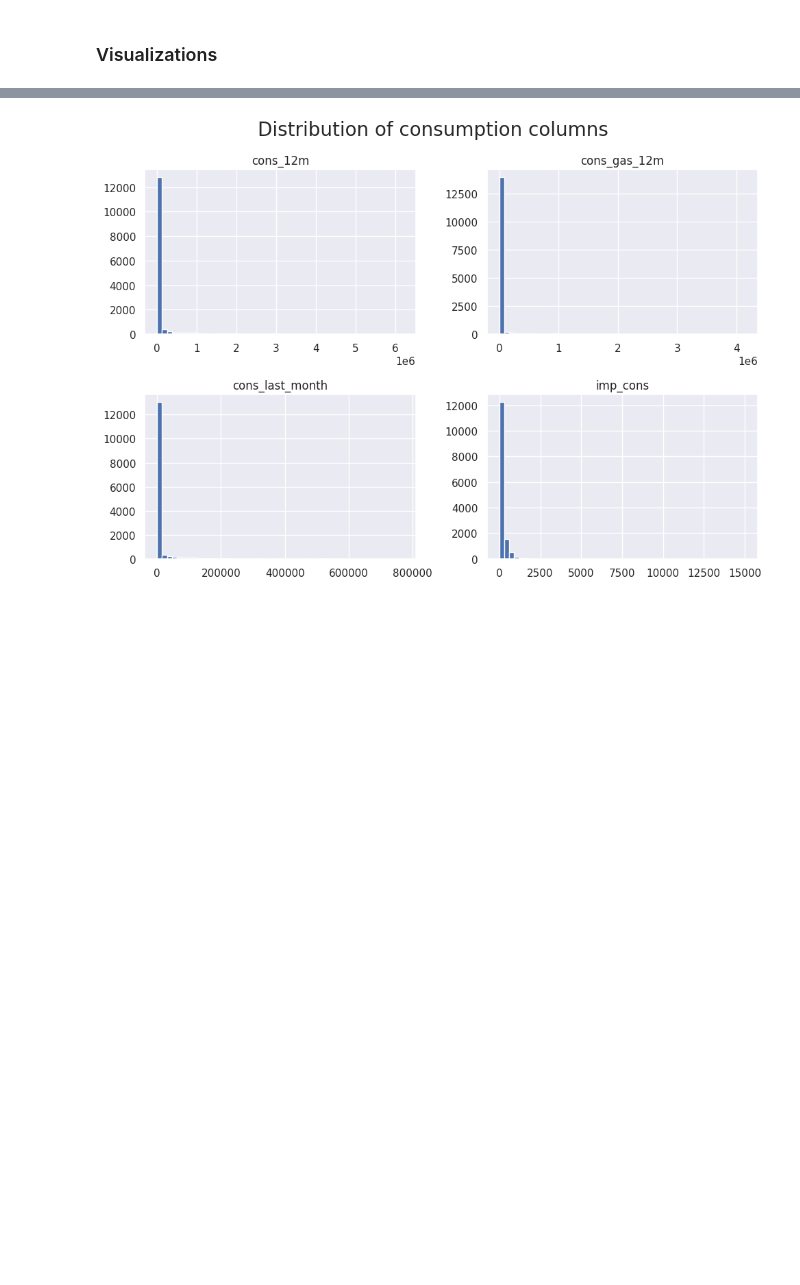
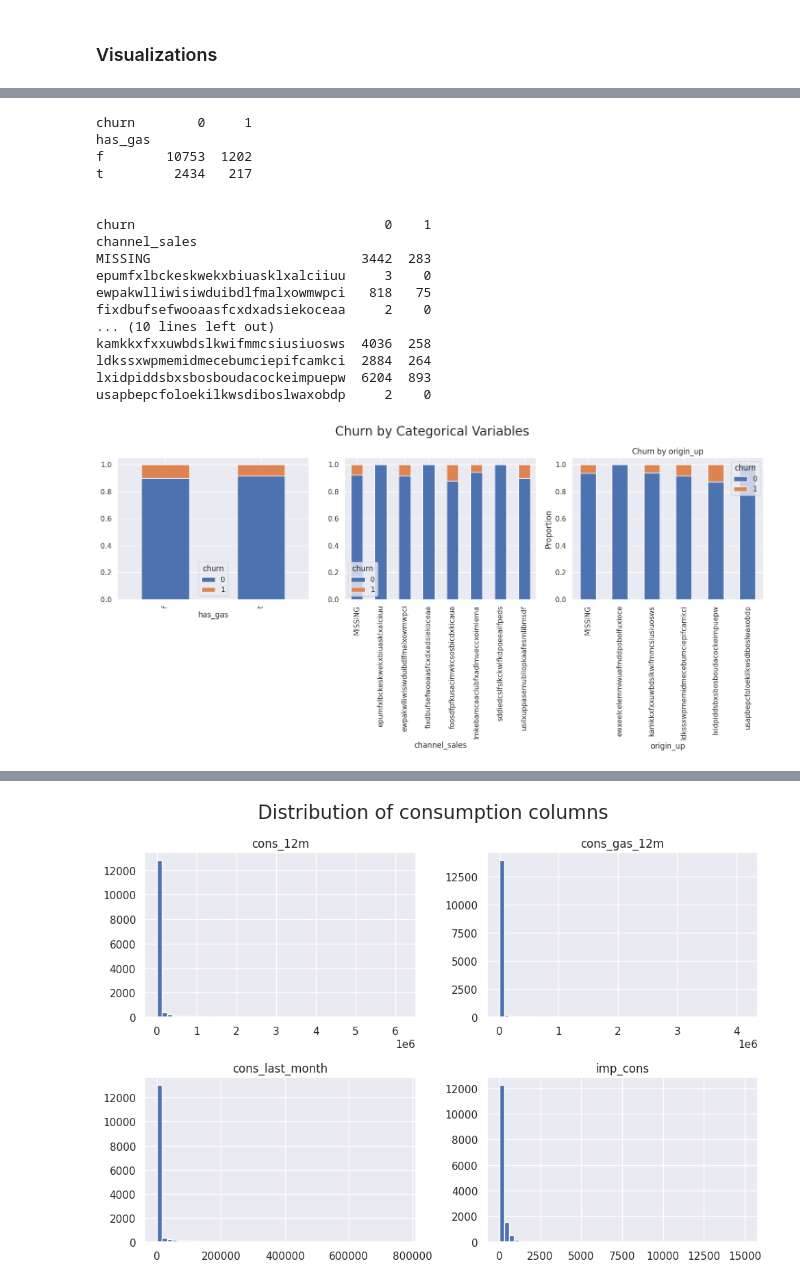
Before and after one commit to mnijadi/energy-company-customer-churn, a Jupyter notebook: notebooks/eda.ipynb, the cells around one changed output, grey strips where cells are left out. Cells and saved outputs as stored; diff of their text form; code cells hidden in the pictures; blank space fills up the shorter version.

```diff
--- a/notebooks/eda.ipynb
+++ b/notebooks/eda.ipynb
@@ -152,0 +180,42 @@ price_df.describe()
+# %%
+def contingency_plot(df, col1, col2, title, xlabel, ax):
+    '''
+    Plot a normalized stacked bar chart of the observed frequencies of two categorical variables.
+    '''
+    contingency_table = pd.crosstab(df[col1], df[col2])
+    print(contingency_table, '\n\n')
+    normalized_table = contingency_table.div(contingency_table.sum(axis=1), axis=0)
+    normalized_table.plot(kind='bar', stacked=True, ax=ax)
+    plt.title(title)
+    plt.xlabel(xlabel)
+    plt.ylabel('Proportion')
+# %%
+fig, axes = plt.subplots(1, 3, figsize=(15, 7.5))
+
+categories = ['has_gas', 'channel_sales', 'origin_up']
+for i, category in enumerate(categories):
+    contingency_plot(client_df, category, 'churn', f'Churn by {category}', category, ax=axes[i])
+
+plt.suptitle('Churn by Categorical Variables', fontsize=20)
+plt.tight_layout()
+plt.savefig('../figures/contingency_plots.png')
+plt.show()
+# %% [output]
+churn        0     1
+has_gas
+f        10753  1202
+t         2434   217
+
+
+churn                                0    1
+channel_sales
+MISSING                           3442  283
+epumfxlbckeskwekxbiuasklxalciiuu     3    0
+ewpakwlliwisiwduibdlfmalxowmwpci   818   75
+fixdbufsefwooaasfcxdxadsiekoceaa     2    0
+... (10 lines left out)
+kamkkxfxxuwbdslkwifmmcsiusiuosws  4036  258
+ldkssxwpmemidmecebumciepifcamkci  2884  264
+lxidpiddsbxsbosboudacockeimpuepw  6204  893
+usapbepcfoloekilkwsdiboslwaxobdp     2    0
+[figure, added]
```
Also changed, not shown: parts of 10 cells of this notebook, 2 other files.
